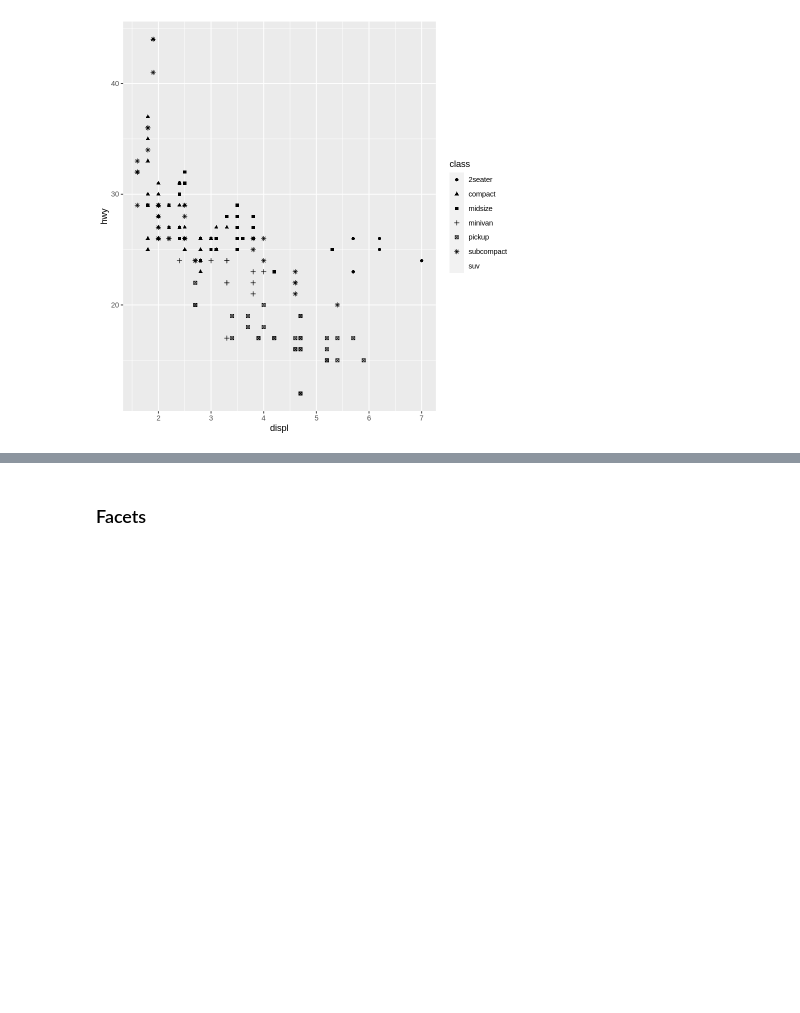
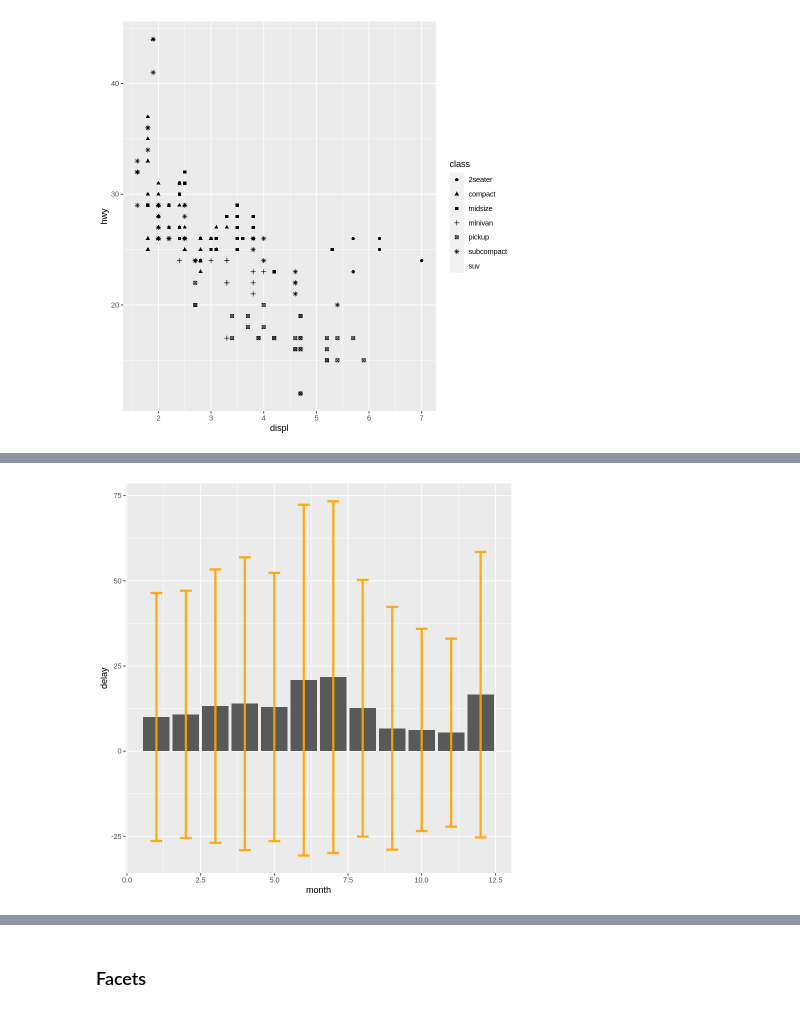
Before and after one commit to ikwak2/testrepository, a Jupyter notebook: R4df_1.ipynb, the cells around one changed output, grey strips where cells are left out. Cells and saved outputs as stored; diff of their text form; code cells hidden in the pictures; blank space fills up the shorter version.

```diff
--- a/R4df_1.ipynb
+++ b/R4df_1.ipynb
@@ -522,0 +576,8 @@ Warning message:
+# %%
+flights %>% group_by(month) %>%
+  summarise(delay = mean(dep_delay, na.rm = TRUE), delay_N = n(), delay_sd = sd(dep_delay, na.rm = TRUE))  %>%
+  ggplot(aes(x = month, y = delay) ) +
+    geom_bar(stat = "identity", position = "dodge") +
+    geom_errorbar( aes(x=month, ymin=delay-delay_sd, ymax=delay+delay_sd), width=0.4, colour="orange", alpha=0.9, size=1.3)
+# %% [output]
+[figure, added]
```
Also changed, not shown: parts of 10 cells of this notebook.
